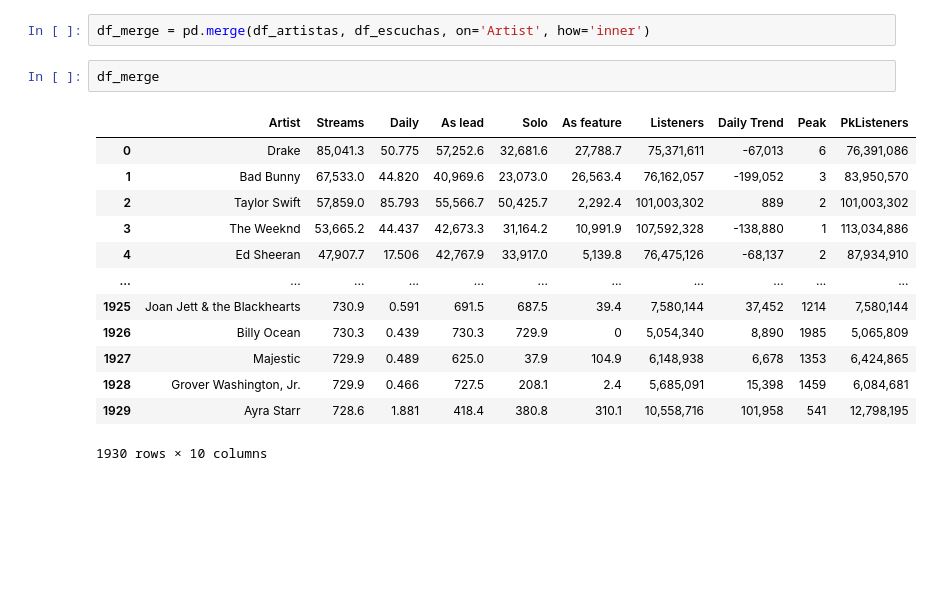
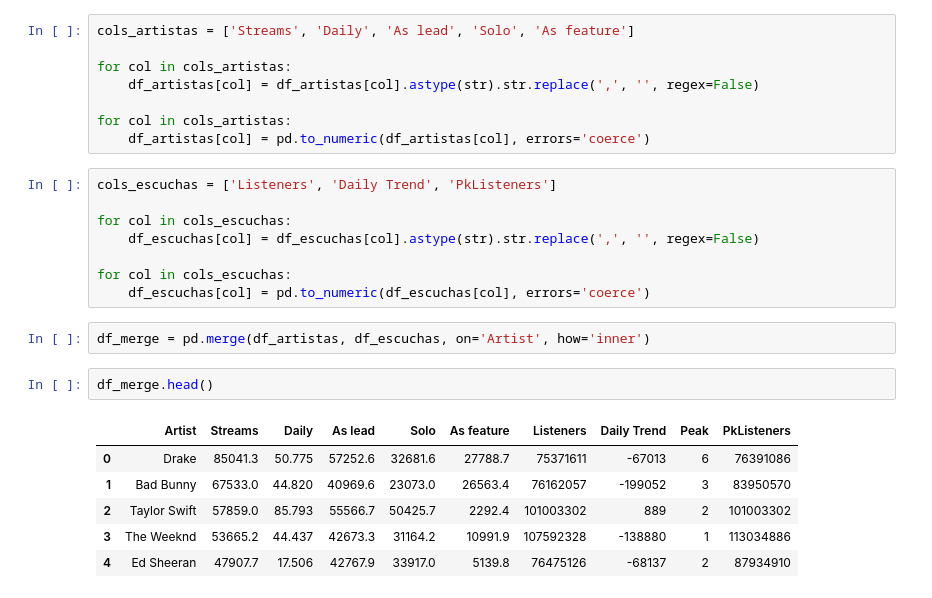
Before and after one commit to jesicat313-a11y/PRACTICA3, a Jupyter notebook: ejericicio3.ipynb, the cells around one changed output. Saved outputs shown, nothing was run; the diff lists cells and outputs as text; blank space fills up the shorter version.

```diff
--- a/ejericicio3.ipynb
+++ b/ejericicio3.ipynb
@@ -139,18 +134,27 @@ top_songs[['Artist','Title','Streams']]
+# %%
+cols_artistas = ['Streams', 'Daily', 'As lead', 'Solo', 'As feature']
+
+for col in cols_artistas:
+    df_artistas[col] = df_artistas[col].astype(str).str.replace(',', '', regex=False)
+
+for col in cols_artistas:
+    df_artistas[col] = pd.to_numeric(df_artistas[col], errors='coerce')
+# %%
+cols_escuchas = ['Listeners', 'Daily Trend', 'PkListeners']
+
+for col in cols_escuchas:
+    df_escuchas[col] = df_escuchas[col].astype(str).str.replace(',', '', regex=False)
+
+for col in cols_escuchas:
+    df_escuchas[col] = pd.to_numeric(df_escuchas[col], errors='coerce')
 # %%
 df_merge = pd.merge(df_artistas, df_escuchas, on='Artist', how='inner')
 # %%
-df_merge
+df_merge.head()
 # %% [output]
 |  | Artist | Streams | Daily | As lead | Solo | As feature | Listeners | Daily Trend | Peak | PkListeners |
-| 0 | Drake | 85,041.3 | 50.775 | 57,252.6 | 32,681.6 | 27,788.7 | 75,371,611 | -67,013 | 6 | 76,391,086 |
-| 1 | Bad Bunny | 67,533.0 | 44.820 | 40,969.6 | 23,073.0 | 26,563.4 | 76,162,057 | -199,052 | 3 | 83,950,570 |
-| 2 | Taylor Swift | 57,859.0 | 85.793 | 55,566.7 | 50,425.7 | 2,292.4 | 101,003,302 | 889 | 2 | 101,003,302 |
-| 3 | The Weeknd | 53,665.2 | 44.437 | 42,673.3 | 31,164.2 | 10,991.9 | 107,592,328 | -138,880 | 1 | 113,034,886 |
-| 4 | Ed Sheeran | 47,907.7 | 17.506 | 42,767.9 | 33,917.0 | 5,139.8 | 76,475,126 | -68,137 | 2 | 87,934,910 |
-| ... | ... | ... | ... | ... | ... | ... | ... | ... | ... | ... |
-| 1925 | Joan Jett & the Blackhearts | 730.9 | 0.591 | 691.5 | 687.5 | 39.4 | 7,580,144 | 37,452 | 1214 | 7,580,144 |
-| 1926 | Billy Ocean | 730.3 | 0.439 | 730.3 | 729.9 | 0 | 5,054,340 | 8,890 | 1985 | 5,065,809 |
-| 1927 | Majestic | 729.9 | 0.489 | 625.0 | 37.9 | 104.9 | 6,148,938 | 6,678 | 1353 | 6,424,865 |
-| 1928 | Grover Washington, Jr. | 729.9 | 0.466 | 727.5 | 208.1 | 2.4 | 5,685,091 | 15,398 | 1459 | 6,084,681 |
-| 1929 | Ayra Starr | 728.6 | 1.881 | 418.4 | 380.8 | 310.1 | 10,558,716 | 101,958 | 541 | 12,798,195 |
+| 0 | Drake | 85041.3 | 50.775 | 57252.6 | 32681.6 | 27788.7 | 75371611 | -67013 | 6 | 76391086 |
+| 1 | Bad Bunny | 67533.0 | 44.820 | 40969.6 | 23073.0 | 26563.4 | 76162057 | -199052 | 3 | 83950570 |
+| 2 | Taylor Swift | 57859.0 | 85.793 | 55566.7 | 50425.7 | 2292.4 | 101003302 | 889 | 2 | 101003302 |
+| 3 | The Weeknd | 53665.2 | 44.437 | 42673.3 | 31164.2 | 10991.9 | 107592328 | -138880 | 1 | 113034886 |
+| 4 | Ed Sheeran | 47907.7 | 17.506 | 42767.9 | 33917.0 | 5139.8 | 76475126 | -68137 | 2 | 87934910 |
-1930 rows × 10 columns
```
Also changed, not shown: parts of 21 cells of this notebook, 1 other file.
